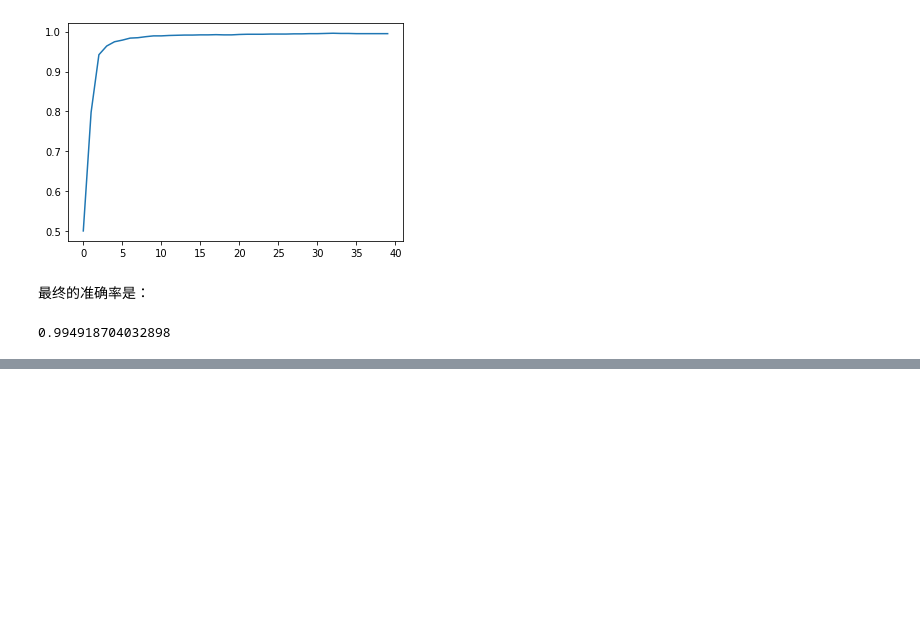
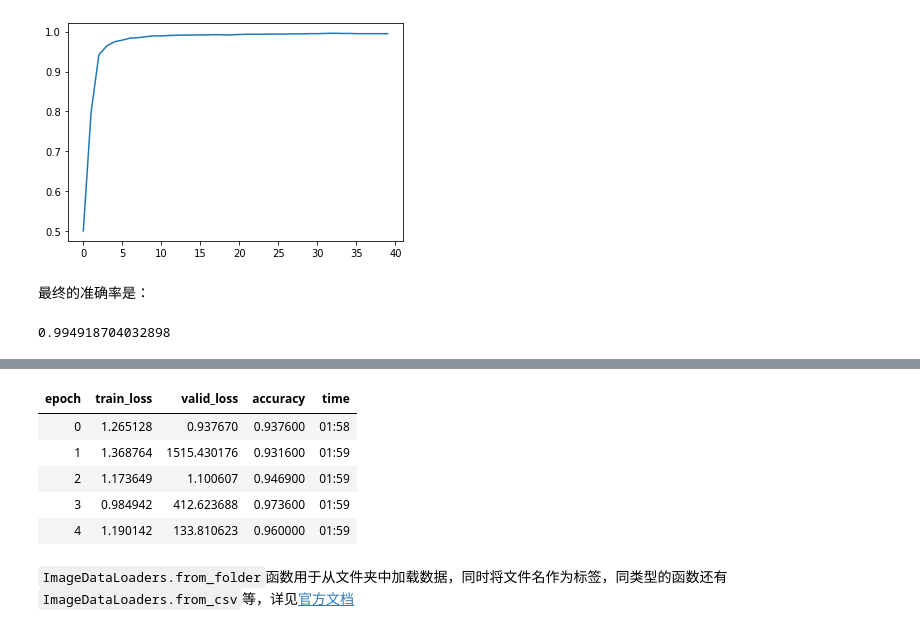
Before and after one commit to JarvisMao/myblog, a Jupyter notebook: _notebooks/2021-09-13-试着实现一个手写数字分类器.ipynb, the cells around one changed output, grey strips where cells are left out. Saved outputs shown, nothing was run; the diff lists cells and outputs as text; code cells hidden in the pictures; blank space fills up the shorter version.

```diff
--- a/_notebooks/2021-09-13-试着实现一个手写数字分类器.ipynb
+++ b/_notebooks/2021-09-13-试着实现一个手写数字分类器.ipynb
@@ -309,0 +354,14 @@ learn.recorder.values[-1][2]
+# %%
+dls = ImageDataLoaders.from_folder(path,train='training',valid='testing')
+learn = cnn_learner(dls, resnet18, pretrained=False,
+                    loss_func=F.cross_entropy, metrics=accuracy)
+learn.fit(5,0.1)
+# %% [output]
+| epoch | train_loss | valid_loss | accuracy | time |
+| 0 | 1.265128 | 0.937670 | 0.937600 | 01:58 |
+| 1 | 1.368764 | 1515.430176 | 0.931600 | 01:59 |
+| 2 | 1.173649 | 1.100607 | 0.946900 | 01:59 |
+| 3 | 0.984942 | 412.623688 | 0.973600 | 01:59 |
+| 4 | 1.190142 | 133.810623 | 0.960000 | 01:59 |
+# %% [markdown]
+`ImageDataLoaders.from_folder`函数用于从文件夹中加载数据，同时将文件名作为标签，同类型的函数还有`ImageDataLoaders.from_csv`等，详见[官方文档](https://docs.fast.ai/vision.data.html#ImageDataLoaders.from_folder)
```
Also changed, not shown: parts of 14 cells of this notebook.
